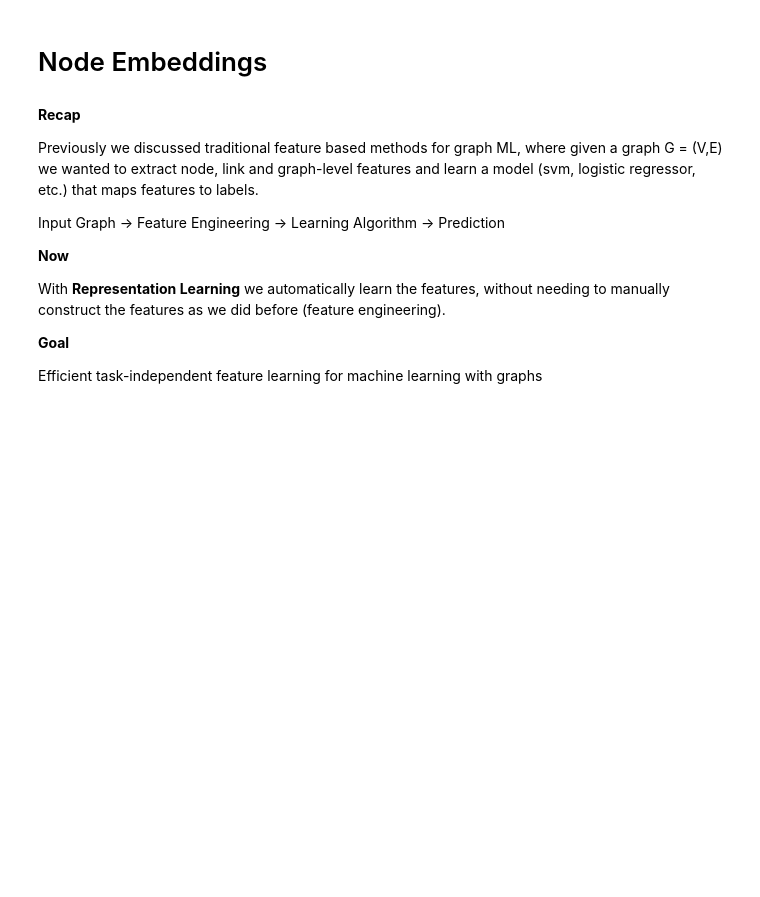
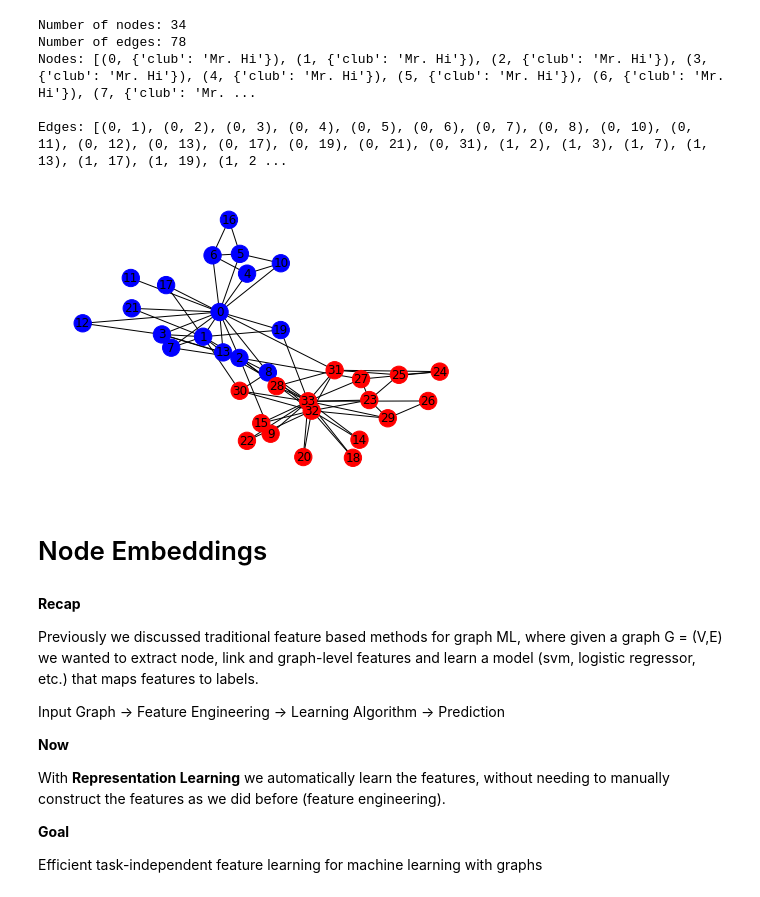
Before and after one commit to JAugusto97/graph-ml, a Jupyter notebook: 5-node_embeddings.ipynb, the cells around one changed output. Drawn from its saved outputs; the diff is of its cells as text; code cells hidden in the pictures; blank space fills up the shorter version.

```diff
--- a/5-node_embeddings.ipynb
+++ b/5-node_embeddings.ipynb
@@ -3,3 +7,18 @@ import numpy as np
+# %%
+G = nx.karate_club_graph()
+colormap = ["blue" if data["club"] == "Mr. Hi" else "red" for _, data in G.nodes(data=True)]
+nx.draw(G, with_labels=True, node_color=colormap)
+print("Number of nodes:", G.order())
+print("Number of edges:", G.size())
+print("Nodes:", G.nodes(data=True), end="\n\n")
+print("Edges:", G.edges,end="\n\n")
+# %% [output]
+Number of nodes: 34
+Number of edges: 78
+Nodes: [(0, {'club': 'Mr. Hi'}), (1, {'club': 'Mr. Hi'}), (2, {'club': 'Mr. Hi'}), (3, {'club': 'Mr. Hi'}), (4, {'club': 'Mr. Hi'}), (5, {'club': 'Mr. Hi'}), (6, {'club': 'Mr. Hi'}), (7, {'club': 'Mr. ...
+
+Edges: [(0, 1), (0, 2), (0, 3), (0, 4), (0, 5), (0, 6), (0, 7), (0, 8), (0, 10), (0, 11), (0, 12), (0, 13), (0, 17), (0, 19), (0, 21), (0, 31), (1, 2), (1, 3), (1, 7), (1, 13), (1, 17), (1, 19), (1, 2 ...
+[figure, added]
 # %% [markdown]
 # Node Embeddings
 # %% [markdown]
```
Also changed, not shown: parts of 10 cells of this notebook.
